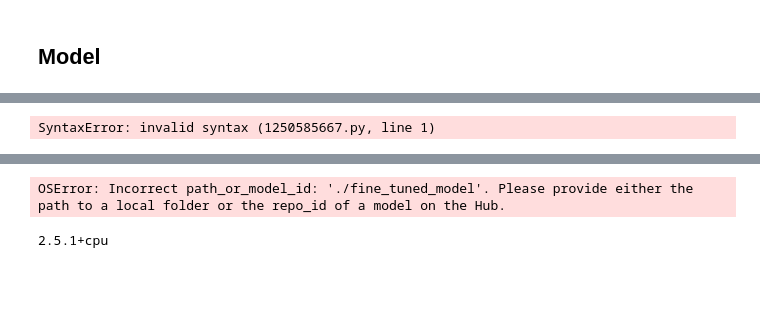
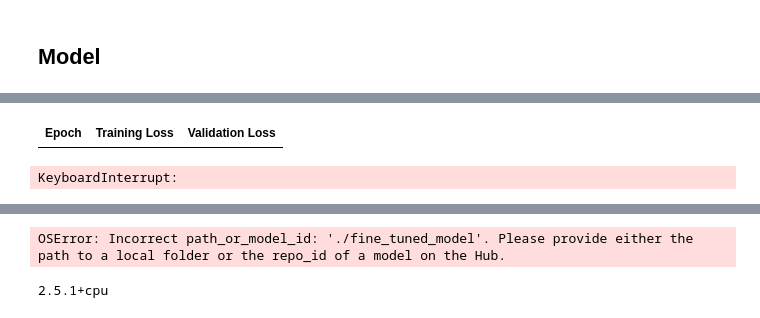
Before and after one commit to s30216/ZUM_projekt_streszczenie_tekstu, a Jupyter notebook: model.ipynb, the cells around one changed output, grey strips where cells are left out. Saved outputs shown, nothing was run; the diff lists cells and outputs as text; code cells hidden in the pictures; blank space fills up the shorter version.

Commit message:
Model params changes

```diff
--- a/model.ipynb
+++ b/model.ipynb
@@ -234,39 +199,39 @@ def tokenize_data(examples):
         inputs,
         max_length=512,
         truncation=True,
-        padding="max_length"
+        padding="max_length",
+        return_tensors="pt",
     )
 
-    with tokenizer.as_target_tokenizer():
-        labels = tokenizer(
-            targets,
-            max_length=150,
-            truncation=True,
-            padding="max_length"
-        )
+    model_inputs['labels'] = tokenizer(
+        targets,
+        max_length=150,
+        truncation=True,
+        padding="max_length",
+        return_tensors="pt",
+    )['input_ids']
 
-    model_inputs['labels'] = labels['input_ids']
     return model_inputs
 
 train_data_tokenized = train_data.map(
     tokenize_data,
     batched=True,
     remove_columns=['article', 'highlights'],
-    batch_size=1000
+    batch_size=128,
 )
 
 val_data_tokenized = val_data.map(
     tokenize_data,
     batched=True,
     remove_columns=['article', 'highlights'],
-    batch_size=1000
+    batch_size=128,
 )
 
 test_data_tokenized = test_data.map(
     tokenize_data,
     batched=True,
     remove_columns=['article', 'highlights'],
-    batch_size=1000
+    batch_size=128,
 )
 
 train_data_tokenized = train_data_tokenized.with_format("torch")
@@ -325,7 +262,3 @@ ERROR: Could not install packages due to an OSError: [WinError 2] The system can
-# %%
-pip install --user 'accelerate>=0.26.0'
-# %% [output]
-SyntaxError: invalid syntax (1250585667.py, line 1)
 # %%
 from transformers import AutoModelForSeq2SeqLM, Seq2SeqTrainingArguments, Seq2SeqTrainer
 
@@ -333,16 +266,23 @@ model = AutoModelForSeq2SeqLM.from_pretrained(model_name)
 
 training_args = Seq2SeqTrainingArguments(
     output_dir="./results",
-    evaluation_strategy="epoch",
-    learning_rate=0.1,
-    per_device_train_batch_size=32,
-    per_device_eval_batch_size=32,
+    eval_strategy="epoch",
+    save_strategy="epoch",
+    learning_rate=0.01,
+    per_device_train_batch_size=16,
+    per_device_eval_batch_size=16,
+    gradient_accumulation_steps=2,
     weight_decay=0.01,
     save_total_limit=3,
     num_train_epochs=3,
     predict_with_generate=True,
     logging_dir='./logs',
-    logging_steps=500,
+    logging_steps=100,
+    bf16=True, #fp16=True for non-Macs
+    load_best_model_at_end=True,
+    metric_for_best_model="eval_loss",
+    greater_is_better=False,
+    save_steps=1000,
 )
 
 trainer = Seq2SeqTrainer(
@@ -350,7 +290,7 @@ trainer = Seq2SeqTrainer(
     args=training_args,
     train_dataset=train_data_tokenized,
     eval_dataset=val_data_tokenized,
-    tokenizer=tokenizer,
+    processing_class=tokenizer,
 )
 
 trainer.train()
@@ -359,3 +299,5 @@ ImportError: Using the `Trainer` with `PyTorch` requires `accelerate>=0.26.0`: P
+| Epoch | Training Loss | Validation Loss |
+KeyboardInterrupt:
 # %%
 results = trainer.evaluate(eval_dataset=val_data_tokenized)
 print(results)
```
Also changed, not shown: parts of 12 cells of this notebook.
